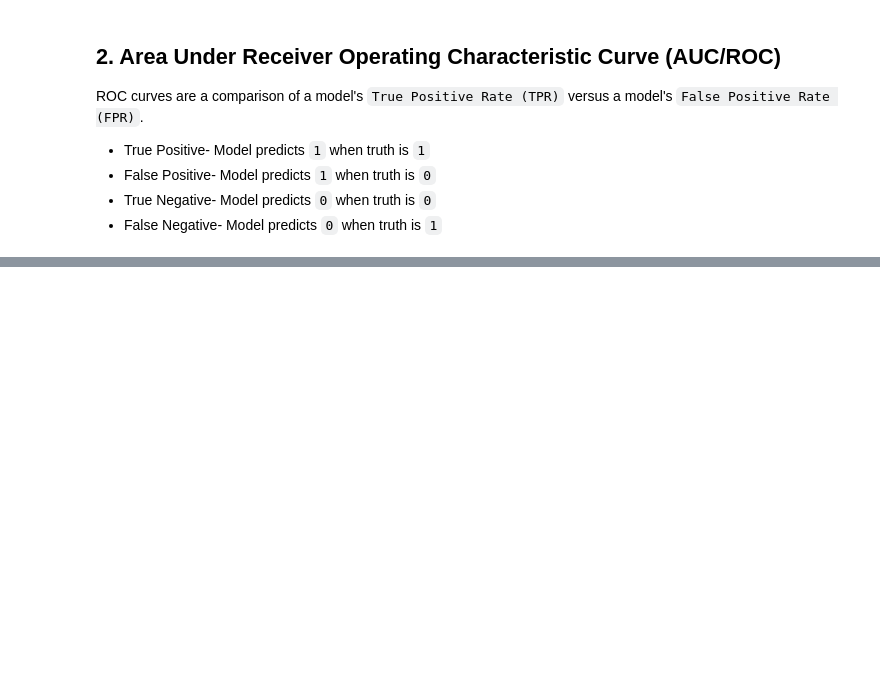
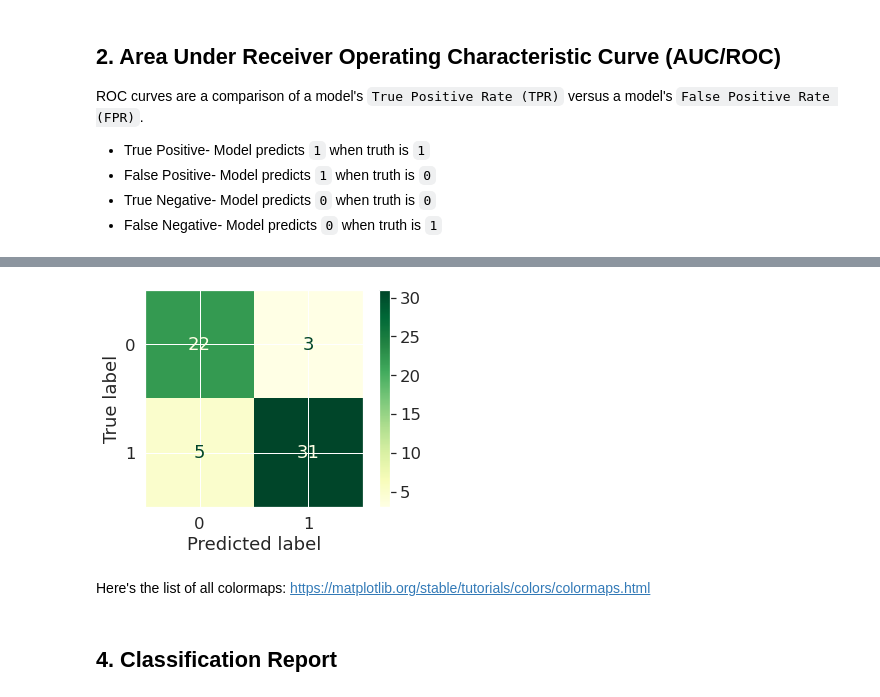
Before and after one commit to devgupta1907/DataScience_Projects, a Jupyter notebook: Scikit-Learn_vscodeJupyter.ipynb, the cells around one changed output, grey strips where cells are left out. Saved outputs shown, nothing was run; the diff lists cells and outputs as text; code cells hidden in the pictures; blank space fills up the shorter version.

```diff
--- a/Scikit-Learn_vscodeJupyter.ipynb
+++ b/Scikit-Learn_vscodeJupyter.ipynb
@@ -469,0 +518,8 @@ array([0.  , 0.  , 0.  , 0.  , 0.  , 0.  , 0.  , 0.  , 0.04, 0.04, 0.08,
+# %%
+ConfusionMatrixDisplay.from_predictions(y_true=y_test, y_pred=y_preds, cmap='YlGn');
+# %% [output]
+[figure, added]
+# %% [markdown]
+Here's the list of all colormaps: https://matplotlib.org/stable/tutorials/colors/colormaps.html
+# %% [markdown]
+## 4. Classification Report
```
Also changed, not shown: parts of 31 cells of this notebook, 1 other file.
